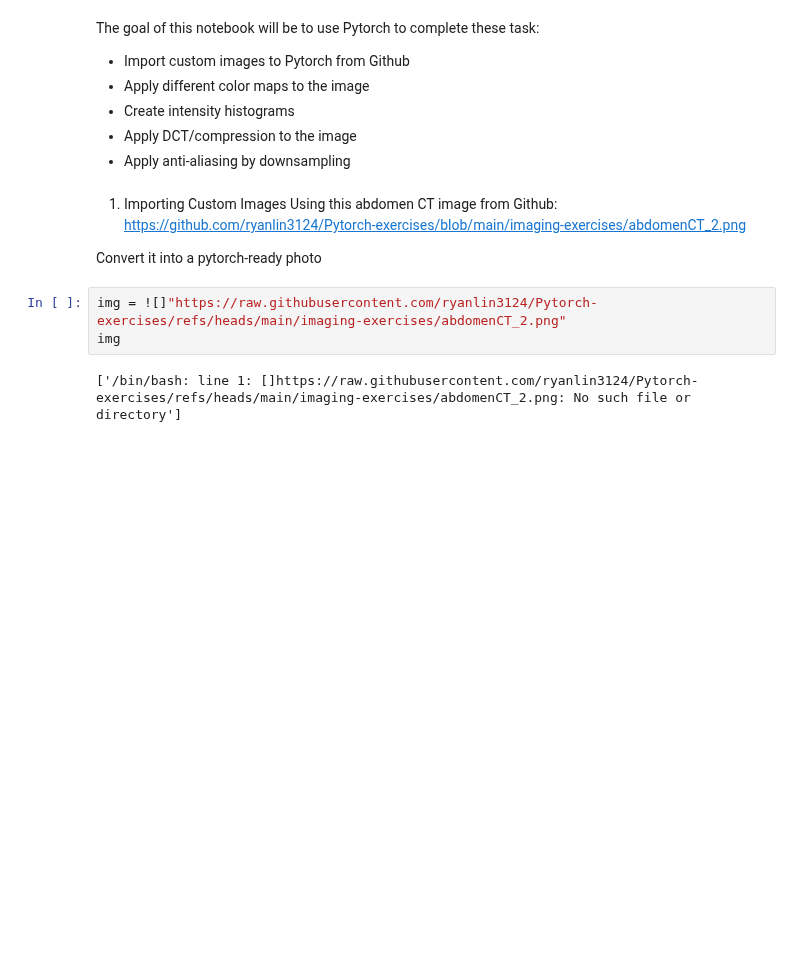
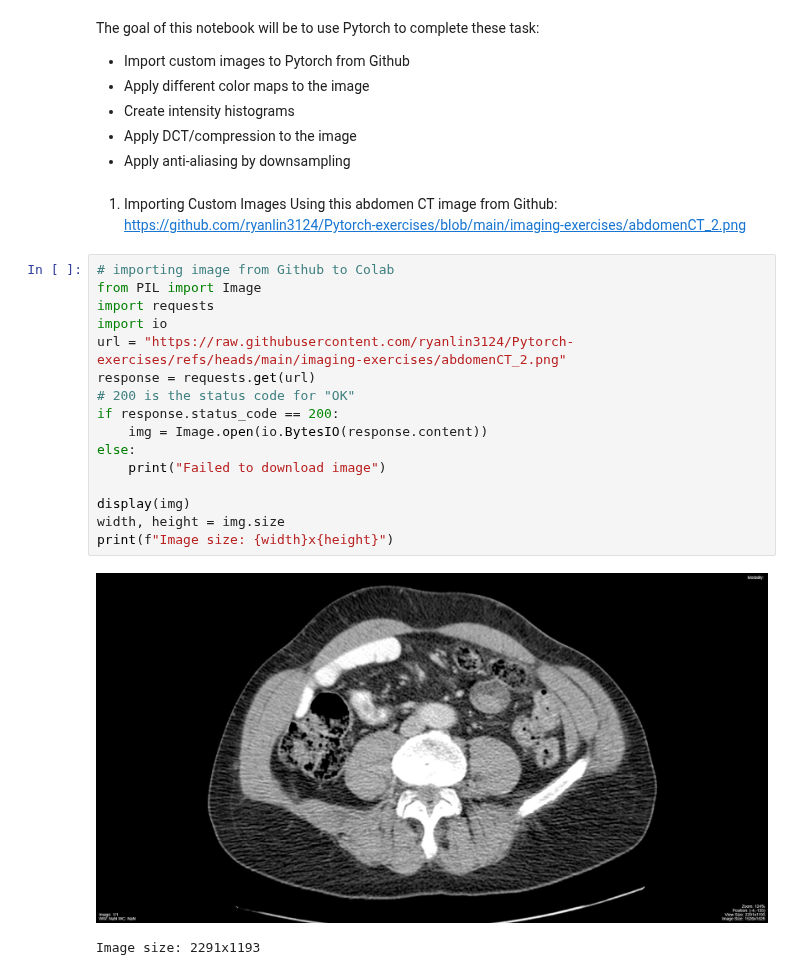
Before and after one commit to Shomtally/Pytorch-exercises, a Jupyter notebook: imaging-exercises/Basic_Imaging_Manips.ipynb, the cells around one changed output. Cells and saved outputs as stored; diff of their text form; blank space fills up the shorter version.

```diff
--- a/imaging-exercises/Basic_Imaging_Manips.ipynb
+++ b/imaging-exercises/Basic_Imaging_Manips.ipynb
@@ -11,10 +11,22 @@ The goal of this notebook will be to use Pytorch to complete these task:
 # %% [markdown]
 1. Importing Custom Images
 Using this abdomen CT image from Github: https://github.com/ryanlin3124/Pytorch-exercises/blob/main/imaging-exercises/abdomenCT_2.png
-
-Convert it into a pytorch-ready photo
-# %%
-img = ![]"https://raw.githubusercontent.com/ryanlin3124/Pytorch-exercises/refs/heads/main/imaging-exercises/abdomenCT_2.png"
-img
-# %% [output]
-['/bin/bash: line 1: []https://raw.githubusercontent.com/ryanlin3124/Pytorch-exercises/refs/heads/main/imaging-exercises/abdomenCT_2.png: No such file or directory']
+# %%
+# importing image from Github to Colab
+from PIL import Image
+import requests
+import io
+url = "https://raw.githubusercontent.com/ryanlin3124/Pytorch-exercises/refs/heads/main/imaging-exercises/abdomenCT_2.png"
+response = requests.get(url)
+# 200 is the status code for "OK"
+if response.status_code == 200:
+    img = Image.open(io.BytesIO(response.content))
+else:
+    print("Failed to download image")
+
+display(img)
+width, height = img.size
+print(f"Image size: {width}x{height}")
+# %% [output]
+[figure, added]
+Image size: 2291x1193
```
Also changed, not shown: parts of 1 cell of this notebook.
